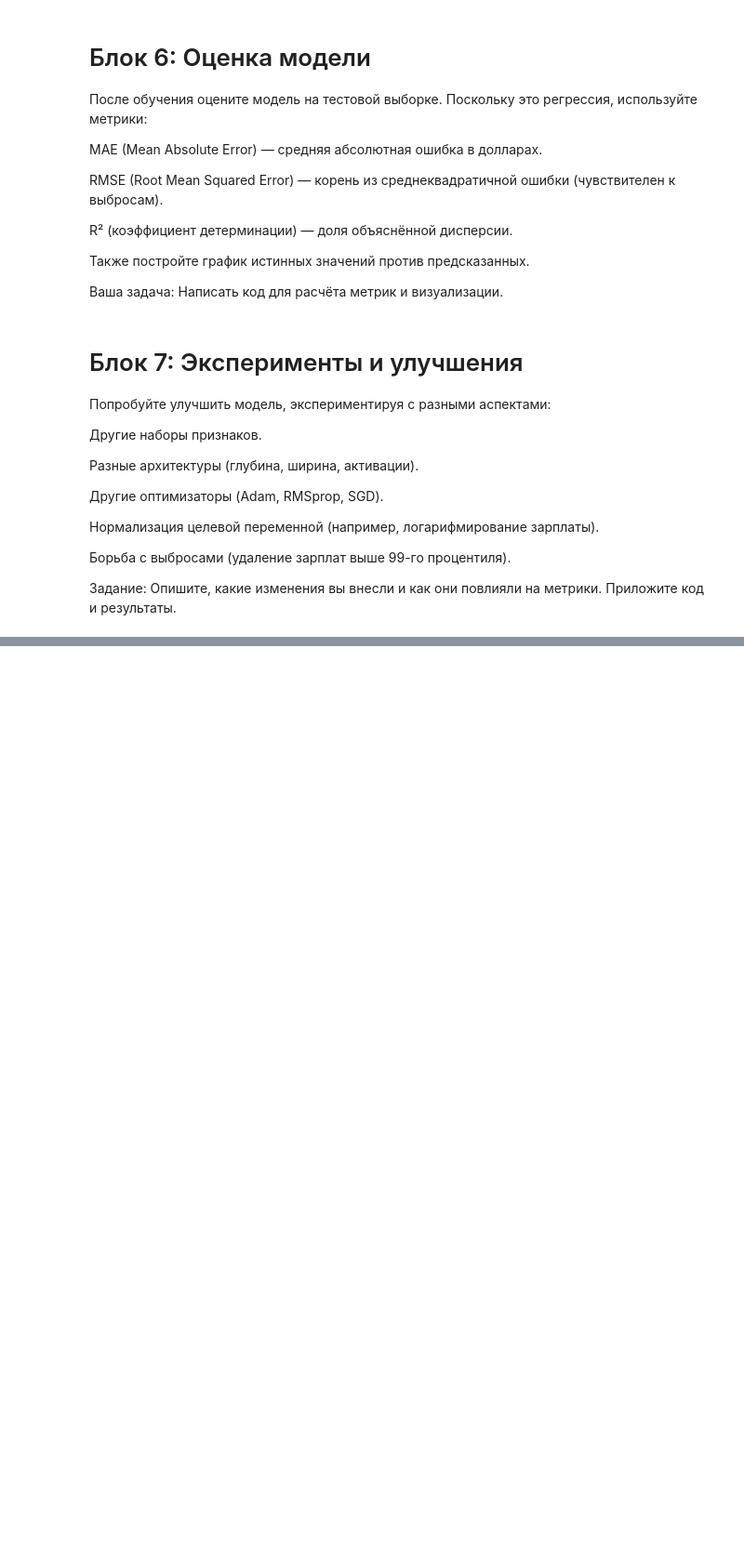
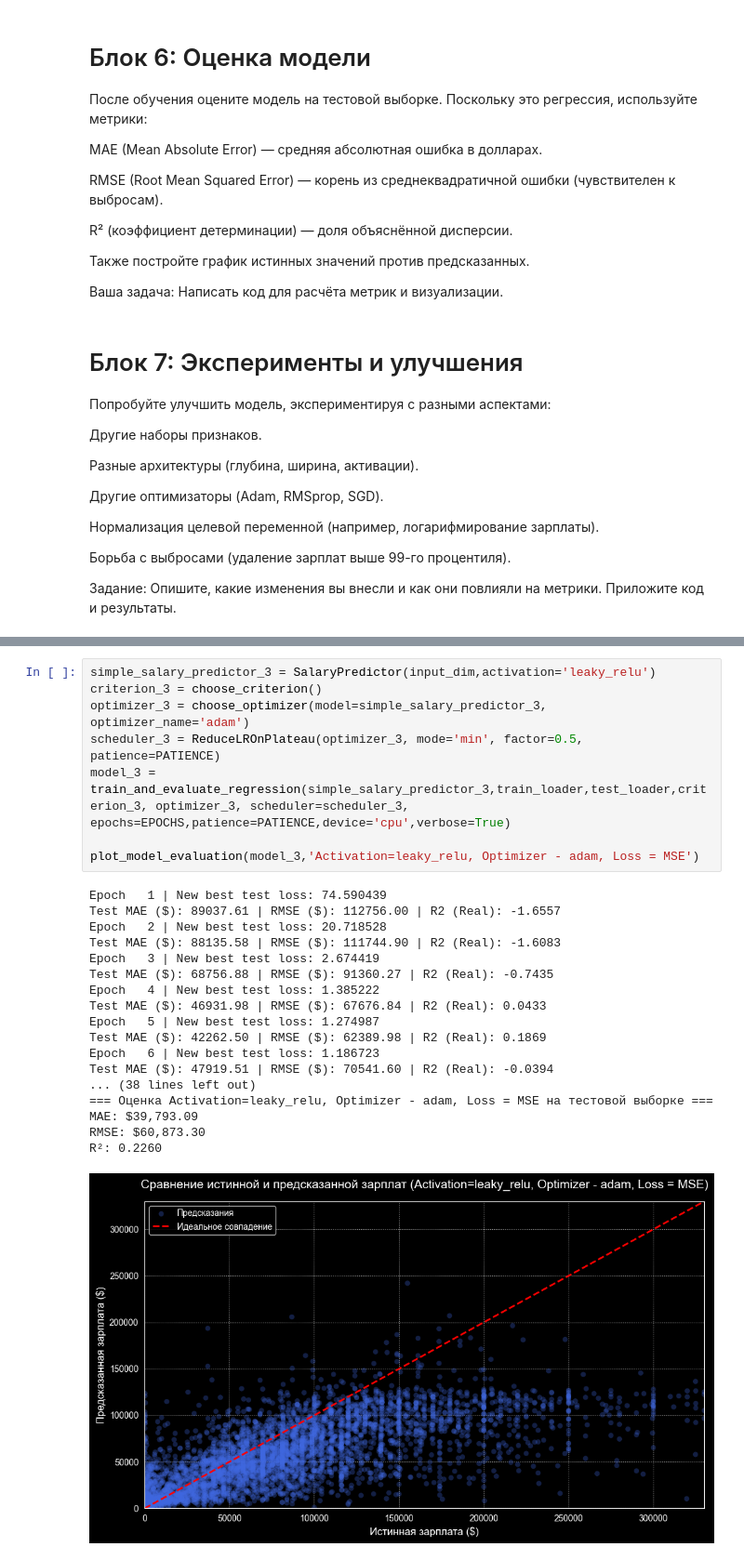
Before and after one commit to KrisTinaShch/TM_Practice, a Jupyter notebook: stackoverflow_salary_prediction/salary_prediction_nn.ipynb, the cells around one changed output, grey strips where cells are left out. Shown at 93% size. Drawn from its saved outputs; the diff is of its cells as text; blank space fills up the shorter version.

```diff
--- a/stackoverflow_salary_prediction/salary_prediction_nn.ipynb
+++ b/stackoverflow_salary_prediction/salary_prediction_nn.ipynb
@@ -915,0 +859,27 @@ R² (коэффициент детерминации) — доля объясн
+# %%
+simple_salary_predictor_3 = SalaryPredictor(input_dim,activation='leaky_relu')
+criterion_3 = choose_criterion()
+optimizer_3 = choose_optimizer(model=simple_salary_predictor_3, optimizer_name='adam')
+scheduler_3 = ReduceLROnPlateau(optimizer_3, mode='min', factor=0.5, patience=PATIENCE)
+model_3 = train_and_evaluate_regression(simple_salary_predictor_3,train_loader,test_loader,criterion_3, optimizer_3, scheduler=scheduler_3, epochs=EPOCHS,patience=PATIENCE,device='cpu',verbose=True)
+
+plot_model_evaluation(model_3,'Activation=leaky_relu, Optimizer - adam, Loss = MSE')
+# %% [output]
+Epoch   1 | New best test loss: 74.590439
+Test MAE ($): 89037.61 | RMSE ($): 112756.00 | R2 (Real): -1.6557
+Epoch   2 | New best test loss: 20.718528
+Test MAE ($): 88135.58 | RMSE ($): 111744.90 | R2 (Real): -1.6083
+Epoch   3 | New best test loss: 2.674419
+Test MAE ($): 68756.88 | RMSE ($): 91360.27 | R2 (Real): -0.7435
+Epoch   4 | New best test loss: 1.385222
+Test MAE ($): 46931.98 | RMSE ($): 67676.84 | R2 (Real): 0.0433
+Epoch   5 | New best test loss: 1.274987
+Test MAE ($): 42262.50 | RMSE ($): 62389.98 | R2 (Real): 0.1869
+Epoch   6 | New best test loss: 1.186723
+Test MAE ($): 47919.51 | RMSE ($): 70541.60 | R2 (Real): -0.0394
+... (38 lines left out)
+=== Оценка Activation=leaky_relu, Optimizer - adam, Loss = MSE на тестовой выборке ===
+MAE: $39,793.09
+RMSE: $60,873.30
+R²: 0.2260
+[figure, added]
```
Also changed, not shown: parts of 28 cells of this notebook.
